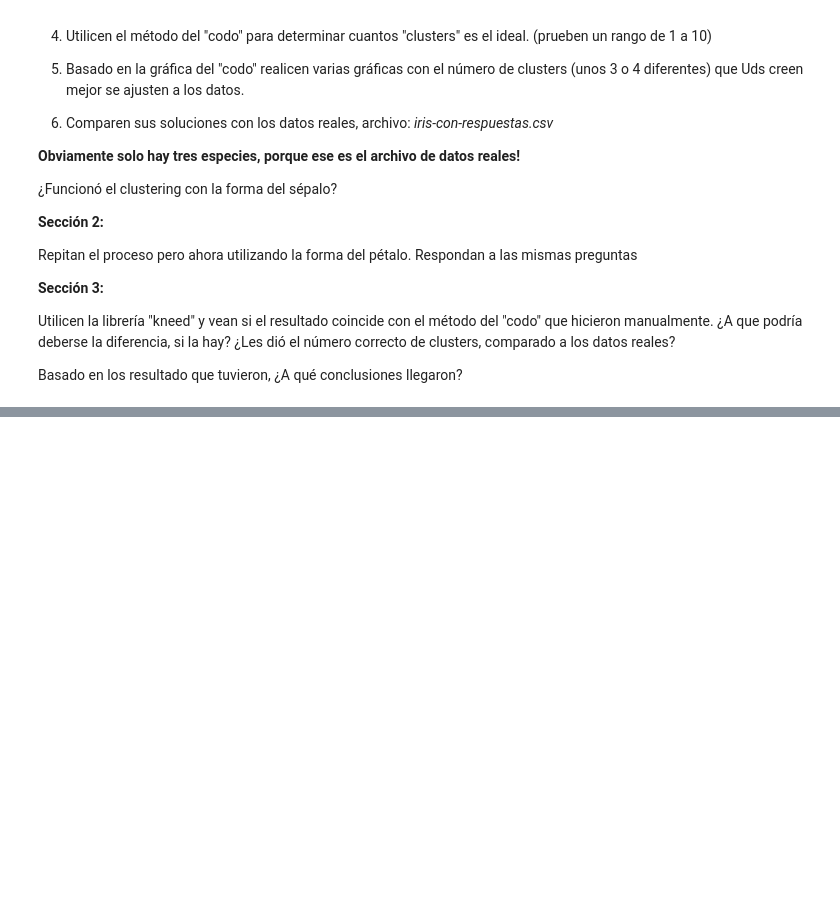
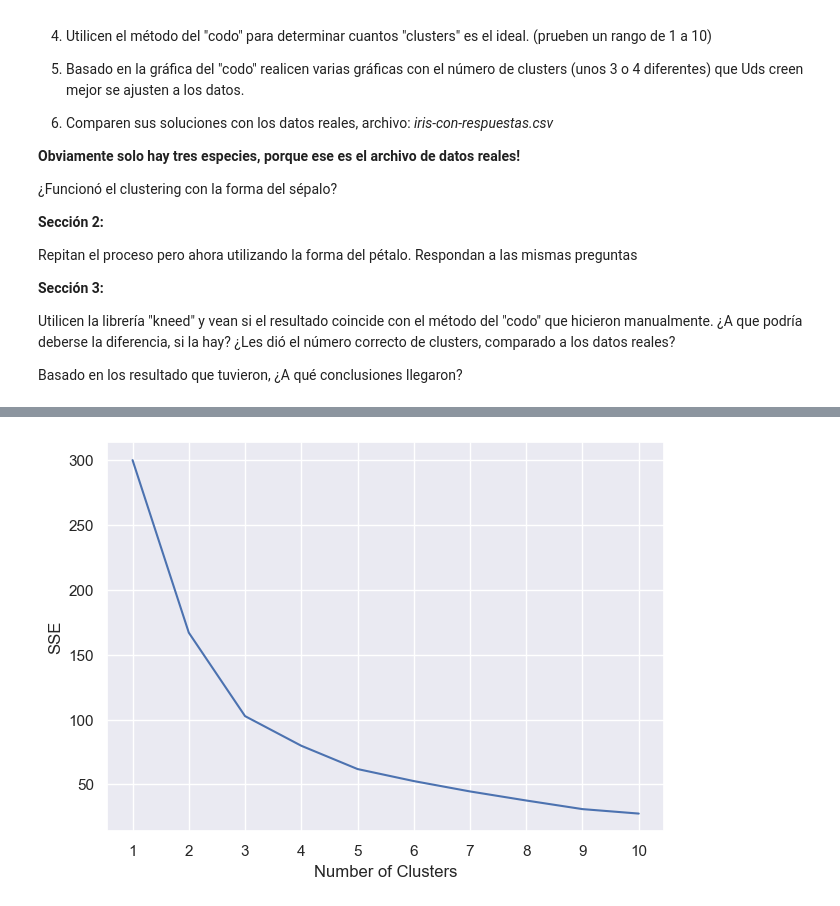
Before and after one commit to Diego-CB/HT4-Mineria, a Jupyter notebook: Laboratorio 4. Segmentacion_Especies_con_Cluster_Analysis.ipynb, the cells around one changed output, grey strips where cells are left out. Drawn from its saved outputs; the diff is of its cells as text; code cells hidden in the pictures; blank space fills up the shorter version.

```diff
--- a/Laboratorio 4. Segmentacion_Especies_con_Cluster_Analysis.ipynb
+++ b/Laboratorio 4. Segmentacion_Especies_con_Cluster_Analysis.ipynb
@@ -42,0 +79,3 @@ Basado en los resultado que tuvieron, ¿A qué conclusiones llegaron?
+# %%
+x = datos.filter(["sepal_length", "sepal_width"])
+x
@@ -42,0 +157,19 @@ Basado en los resultado que tuvieron, ¿A qué conclusiones llegaron?
+# %%
+from sklearn.preprocessing import StandardScaler
+normalizador = StandardScaler()
+x = normalizador.fit_transform(x)
+kmeans.fit(x)
+clusters_identificados = kmeans.fit_predict(x)
+datos_con_clusters = datos.copy()
+datos_con_clusters['sepal_length'] = x.T[0]
+datos_con_clusters['sepal_width'] = x.T[1]
+datos_con_clusters['Cluster'] = clusters_identificados
+datos_con_clusters["Cluster"] = datos_con_clusters["Cluster"].astype("category")
+
+fig = px.scatter(datos_con_clusters,
+                 x = "sepal_length",
+                 y = "sepal_width",
+                 color = "Cluster",
+#                 size = '',
+                )
+fig.show()
@@ -42,0 +181,21 @@ Basado en los resultado que tuvieron, ¿A qué conclusiones llegaron?
+# %%
+kmeans_kwargs = {
+    "init": "random",
+    "n_init": 10,
+    "max_iter": 300,
+    "random_state": 42,
+}
+# A list holds the SSE values for each k
+sse = []
+for k in range(1, 11):
+    kmeans = KMeans(n_clusters=k, **kmeans_kwargs)
+    kmeans.fit(x)
+    sse.append(kmeans.inertia_)
+# %%
+plt.plot(range(1, 11), sse)
+plt.xticks(range(1, 11))
+plt.xlabel("Number of Clusters")
+plt.ylabel("SSE")
+plt.show()
+# %% [output]
+[figure, added]
```
Also changed, not shown: parts of 20 cells of this notebook.
